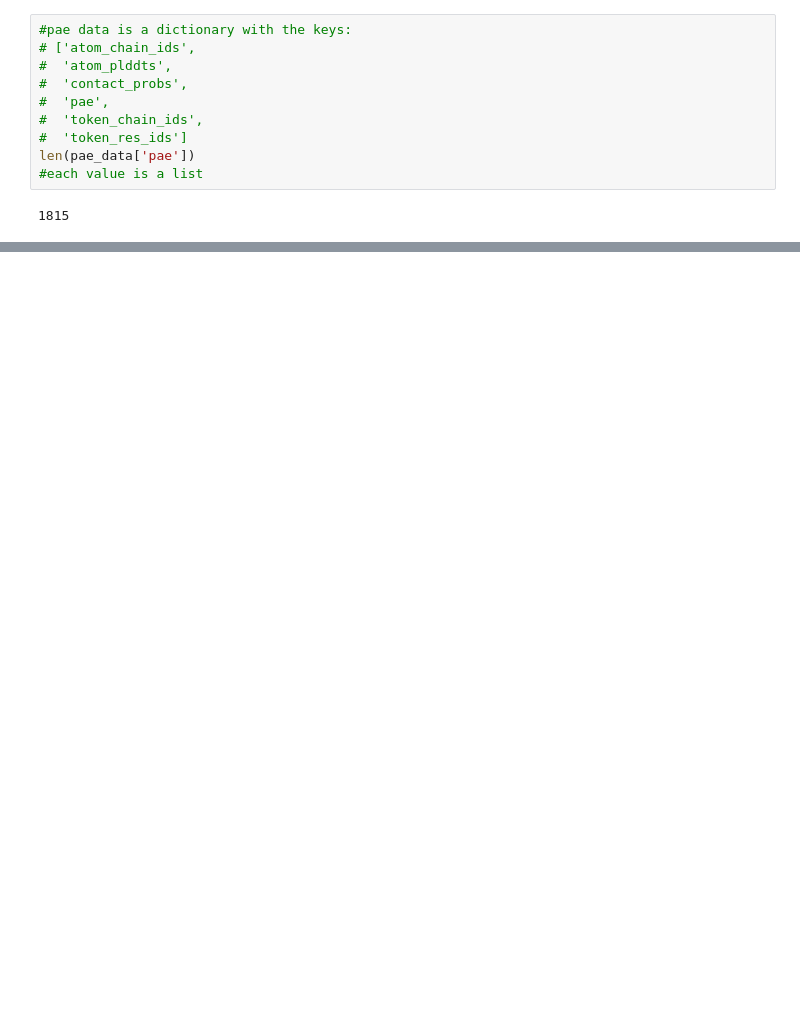
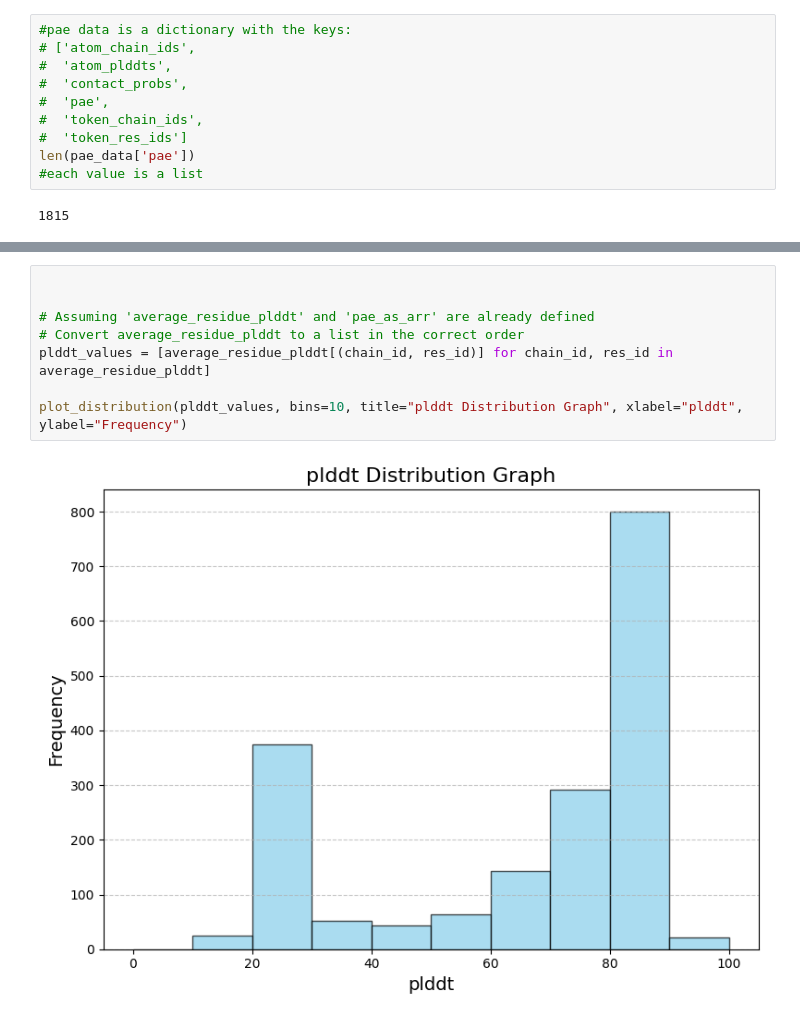
Before and after one commit to noabirman/RedefineSubunit, a Jupyter notebook: PAE_explore.ipynb, the cells around one changed output, grey strips where cells are left out. Saved outputs shown, nothing was run; the diff lists cells and outputs as text; blank space fills up the shorter version.

```diff
--- a/PAE_explore.ipynb
+++ b/PAE_explore.ipynb
@@ -56,0 +170,10 @@ plt.show
+# %%
+
+
+# Assuming 'average_residue_plddt' and 'pae_as_arr' are already defined
+# Convert average_residue_plddt to a list in the correct order
+plddt_values = [average_residue_plddt[(chain_id, res_id)] for chain_id, res_id in average_residue_plddt]
+
+plot_distribution(plddt_values, bins=10, title="plddt Distribution Graph", xlabel="plddt", ylabel="Frequency")
+# %% [output]
+[figure, added]
```
Also changed, not shown: parts of 11 cells of this notebook, 2 other files.
